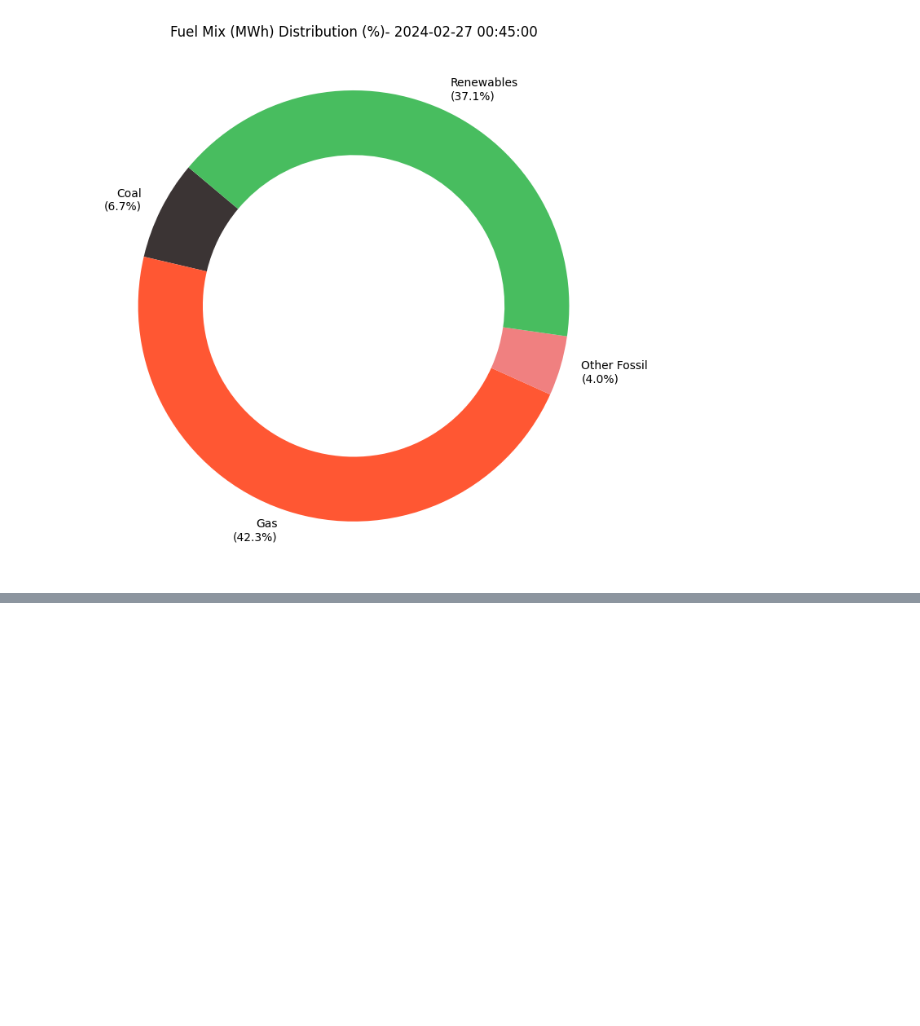
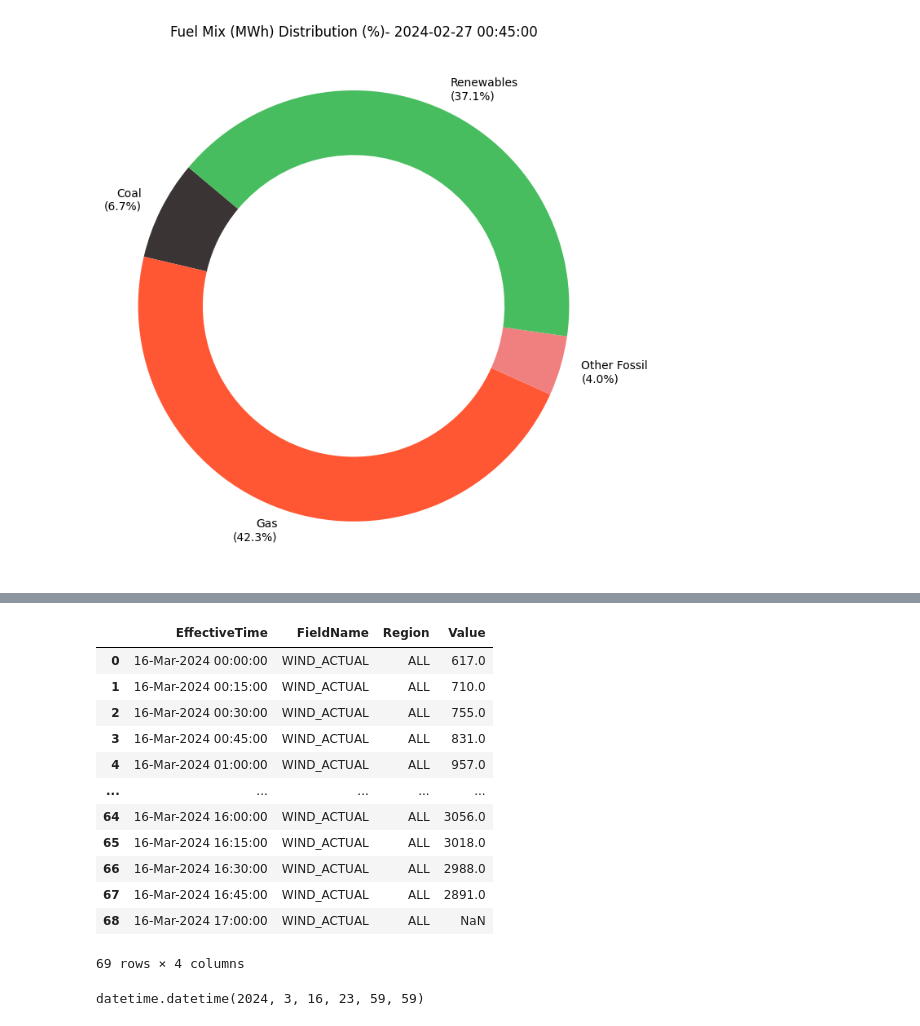
Before and after one commit to SaM-92/telegram-energy-api, a Jupyter notebook: eirgrid_api.ipynb, the cells around one changed output, grey strips where cells are left out. Cells and saved outputs as stored; diff of their text form; code cells hidden in the pictures; blank space fills up the shorter version.

```diff
--- a/eirgrid_api.ipynb
+++ b/eirgrid_api.ipynb
@@ -1015,0 +1042,30 @@ def pie_chart_fuel_mix(df, net_import_status, current_time):
+# %%
+now = round_time(datetime.datetime.now())
+
+# Start time (same time yesterday, rounded to the nearest 15 minutes)
+
+
+startDateTime = format_date(datetime.datetime(now.year, now.month, now.day, 0, 0, 0))
+
+# End time (current time, rounded to the nearest 15 minutes)
+endDateTime = format_date(now)
+
+wind_for_today=eirgrid_api(
+    "windactual", "ALL", startDateTime, endDateTime
+)
+# %%
+wind_for_today
+# %% [output]
+|  | EffectiveTime | FieldName | Region | Value |
+| 0 | 16-Mar-2024 00:00:00 | WIND_ACTUAL | ALL | 617.0 |
+| 1 | 16-Mar-2024 00:15:00 | WIND_ACTUAL | ALL | 710.0 |
+| 2 | 16-Mar-2024 00:30:00 | WIND_ACTUAL | ALL | 755.0 |
+| 3 | 16-Mar-2024 00:45:00 | WIND_ACTUAL | ALL | 831.0 |
+| 4 | 16-Mar-2024 01:00:00 | WIND_ACTUAL | ALL | 957.0 |
+| ... | ... | ... | ... | ... |
+| 64 | 16-Mar-2024 16:00:00 | WIND_ACTUAL | ALL | 3056.0 |
+| 65 | 16-Mar-2024 16:15:00 | WIND_ACTUAL | ALL | 3018.0 |
+| 66 | 16-Mar-2024 16:30:00 | WIND_ACTUAL | ALL | 2988.0 |
+| 67 | 16-Mar-2024 16:45:00 | WIND_ACTUAL | ALL | 2891.0 |
+| 68 | 16-Mar-2024 17:00:00 | WIND_ACTUAL | ALL | NaN |
+69 rows × 4 columns
@@ -1015,0 +1087,4 @@ def pie_chart_fuel_mix(df, net_import_status, current_time):
+# %%
+end_time
+# %% [output]
+datetime.datetime(2024, 3, 16, 23, 59, 59)
```
Also changed, not shown: parts of 19 cells of this notebook, 1 other file.
